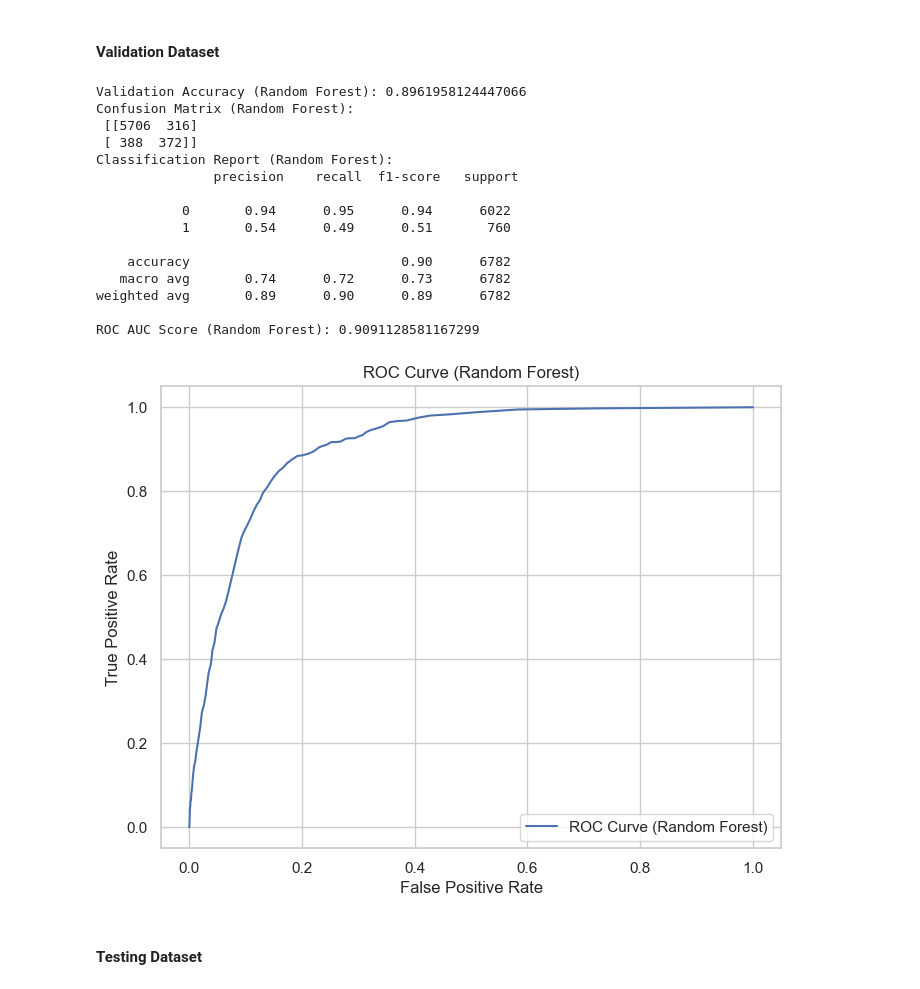
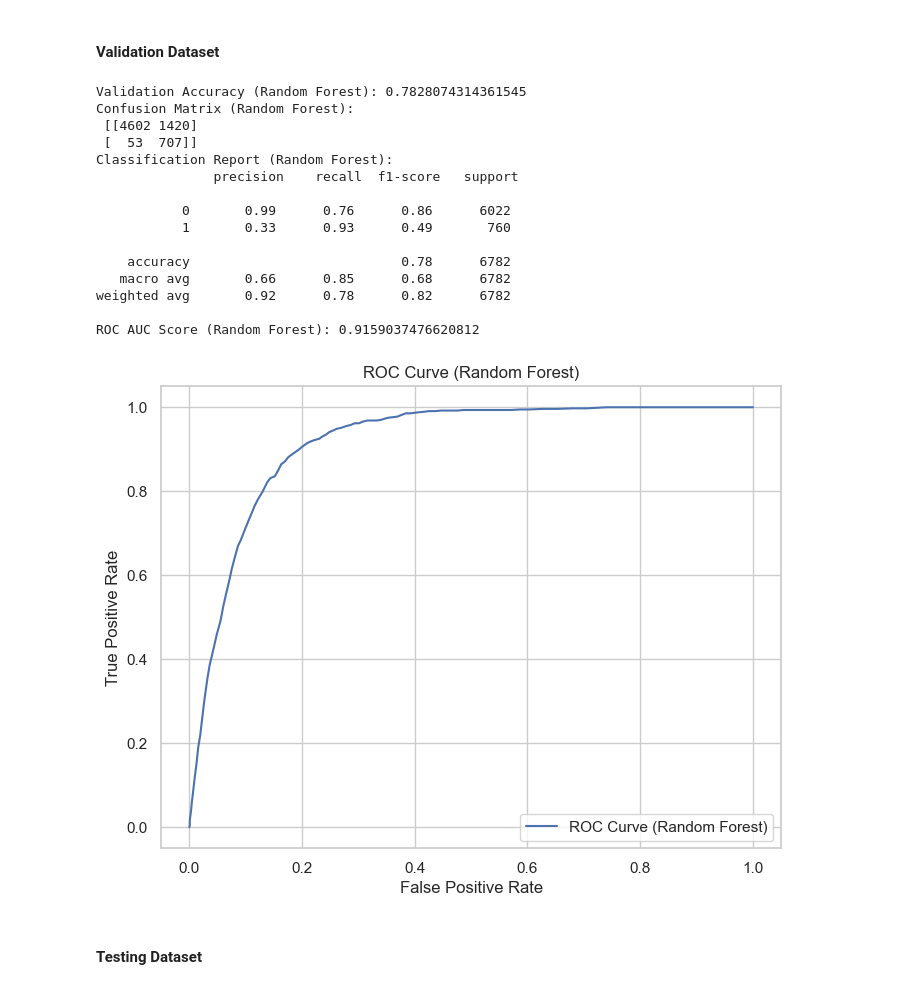
Before and after one commit to CalebMcCurdy/Bank-Term-Deposit-Predictions, a Jupyter notebook: Final Project.ipynb, the cells around one changed output. Cells and saved outputs as stored; diff of their text form; code cells hidden in the pictures.

```diff
--- a/Final Project.ipynb
+++ b/Final Project.ipynb
@@ -1781,7 +1830,7 @@ In the test data set, there are 290 rare events. The model correctly classified
 # %%
 # Create and train a Neural Network model
 neural_network = MLPClassifier(hidden_layer_sizes=(100, 50), max_iter=1000, random_state=42)
-neural_network.fit(X_train_trans, y_train)
+neural_network.fit(X_train_under, y_train_under)
 
 # Predict values on the validation set
 y_val_pred_nn = neural_network.predict(X_val_trans)
@@ -1836,7 +1885,7 @@ ROC AUC Score (Neural Network): 0.8807475659424217
 # %%
 # Create and train a Neural Network model
 neural_network = MLPClassifier(hidden_layer_sizes=(100, 50), max_iter=1000, random_state=35)
-neural_network.fit(X_train_trans, y_train)
+neural_network.fit(X_train_under, y_train_under)
 
 # Predict values on the test set
 y_test_pred_nn = neural_network.predict(X_test_trans)
@@ -1893,7 +1942,7 @@ ROC AUC Score (Neural Network): 0.8584754806767089
 # %%
 # Create and train a Random Forest model
 random_forest = RandomForestClassifier(n_estimators=100, random_state=35)
-random_forest.fit(X_train_trans, y_train)
+random_forest.fit(X_train_under, y_train_under)
 
 # Predict values on the validation set
 y_val_pred_rf = random_forest.predict(X_val_trans)
@@ -1906,43 +1955,43 @@ print("Validation Accuracy (Random Forest):", accuracy_rf)
 confusion_rf = confusion_matrix(y_val, y_val_pred_rf)
 print("Confusion Matrix (Random Forest):\n", confusion_rf)
 
 # Conduct classification report
 report_rf = classification_report(y_val, y_val_pred_rf)
 print("Classification Report (Random Forest):\n", report_rf)
 
 # Calculate ROC AUC
 y_prob_rf = random_forest.predict_proba(X_val_trans)[:, 1]
 roc_auc_rf = roc_auc_score(y_val, y_prob_rf)
 print("ROC AUC Score (Random Forest):", roc_auc_rf)
 
 # Generate ROC curve
 fpr_rf, tpr_rf, _ = roc_curve(y_val, y_prob_rf)
 
 # Display ROC curve
 plt.figure(figsize=(8, 6))
 plt.plot(fpr_rf, tpr_rf, label="ROC Curve (Random Forest)")
 plt.xlabel("False Positive Rate")
 plt.ylabel("True Positive Rate")
 plt.title("ROC Curve (Random Forest)")
 plt.legend()
 plt.show()
 # %% [output]
-Validation Accuracy (Random Forest): 0.8961958124447066
+Validation Accuracy (Random Forest): 0.7828074314361545
 Confusion Matrix (Random Forest):
- [[5706  316]
- [ 388  372]]
+ [[4602 1420]
+ [  53  707]]
 Classification Report (Random Forest):
                precision    recall  f1-score   support
 
-           0       0.94      0.95      0.94      6022
-           1       0.54      0.49      0.51       760
+           0       0.99      0.76      0.86      6022
+           1       0.33      0.93      0.49       760
 
-    accuracy                           0.90      6782
-   macro avg       0.74      0.72      0.73      6782
-weighted avg       0.89      0.90      0.89      6782
+    accuracy                           0.78      6782
+   macro avg       0.66      0.85      0.68      6782
+weighted avg       0.92      0.78      0.82      6782
 
-ROC AUC Score (Random Forest): 0.9091128581167299
+ROC AUC Score (Random Forest): 0.9159037476620812
-[figure, old version]
+[figure, new version]
 # %% [markdown]
 #### Testing Dataset
 # %%
```
Also changed, not shown: parts of 78 cells of this notebook.
